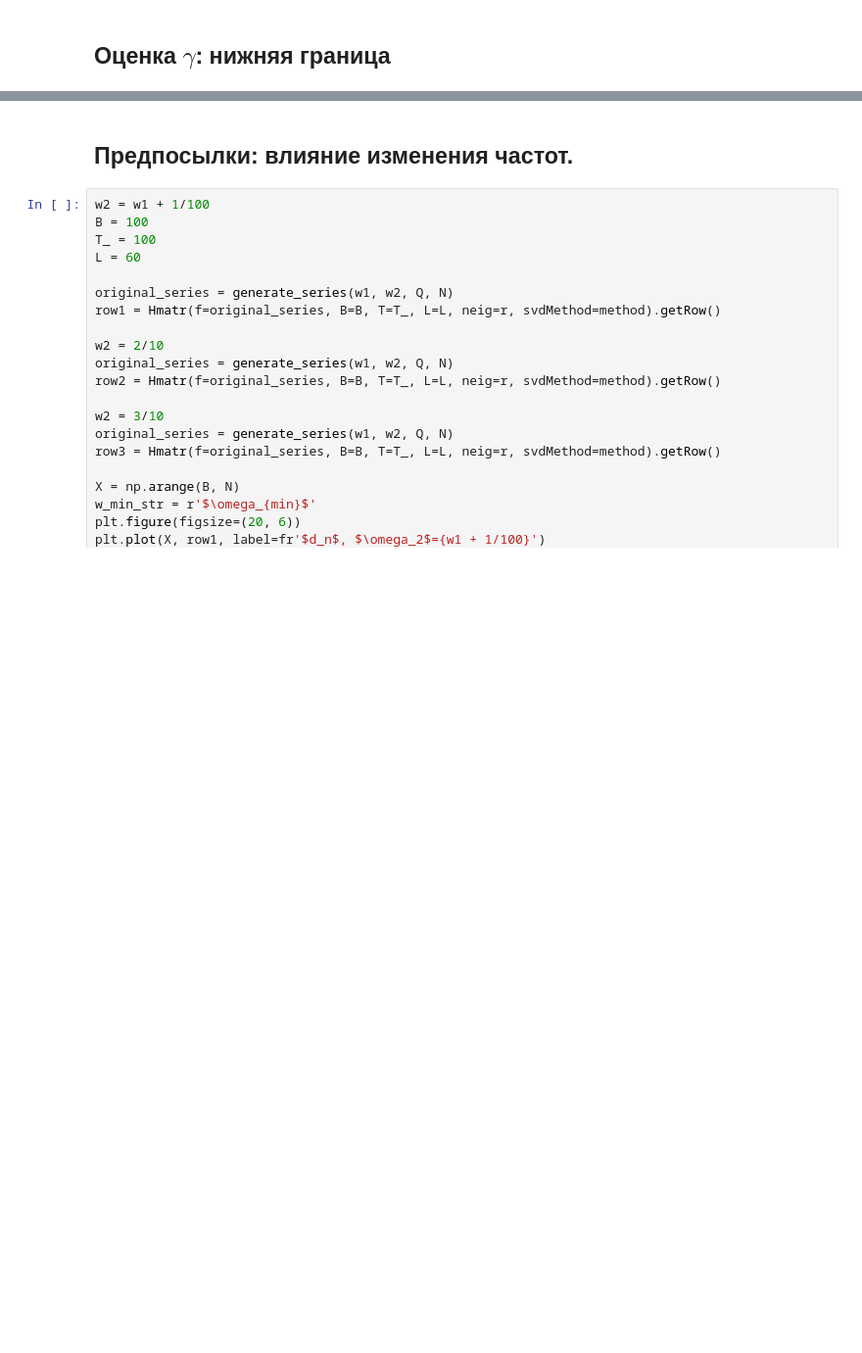
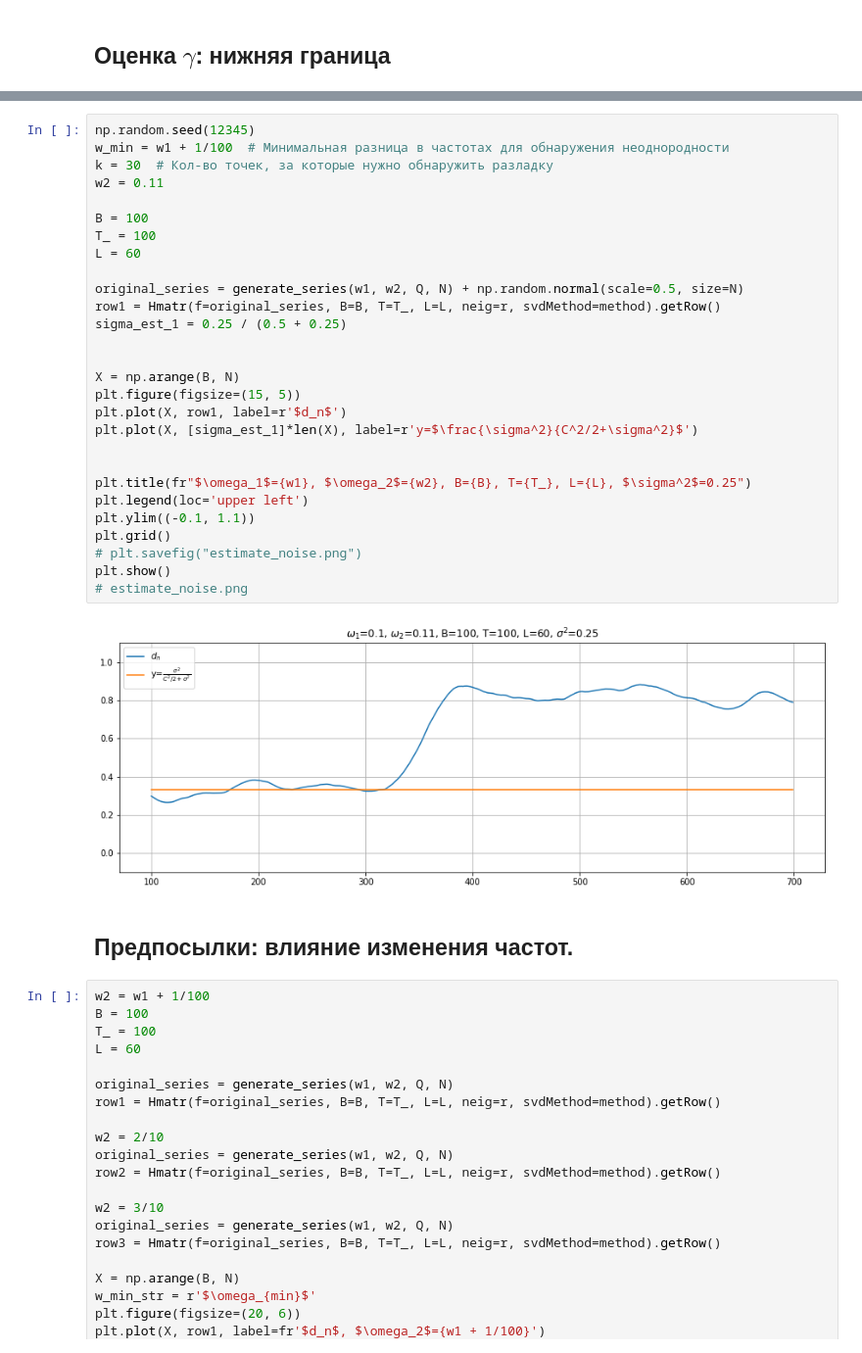
Before and after one commit to Loulaan/researchWork, a Jupyter notebook: ThreshDetection/images.ipynb, the cells around one changed output, grey strips where cells are left out. Shown at 98% size. Drawn from its saved outputs; the diff is of its cells as text; blank space fills up the shorter version.

```diff
--- a/ThreshDetection/images.ipynb
+++ b/ThreshDetection/images.ipynb
@@ -115,3 +135,33 @@ plt.show()
+# %%
+np.random.seed(12345)
+w_min = w1 + 1/100  # Минимальная разница в частотах для обнаружения неоднородности
+k = 30  # Кол-во точек, за которые нужно обнаружить разладку
+w2 = 0.11
+
+B = 100
+T_ = 100
+L = 60
+
+original_series = generate_series(w1, w2, Q, N) + np.random.normal(scale=0.5, size=N)
+row1 = Hmatr(f=original_series, B=B, T=T_, L=L, neig=r, svdMethod=method).getRow()
+sigma_est_1 = 0.25 / (0.5 + 0.25)
+
+
+X = np.arange(B, N)
+plt.figure(figsize=(15, 5))
+plt.plot(X, row1, label=r'$d_n$')
+plt.plot(X, [sigma_est_1]*len(X), label=r'y=$\frac{\sigma^2}{C^2/2+\sigma^2}$')
+
+
+plt.title(fr"$\omega_1$={w1}, $\omega_2$={w2}, B={B}, T={T_}, L={L}, $\sigma^2$=0.25")
+plt.legend(loc='upper left')
+plt.ylim((-0.1, 1.1))
+plt.grid()
+# plt.savefig("estimate_noise.png")
+plt.show()
+# estimate_noise.png
+# %% [output]
+[figure, added]
 # %% [markdown]
 ## Предпосылки: влияние изменения частот.
 # %%
```
Also changed, not shown: parts of 13 cells of this notebook, 7 other files.
